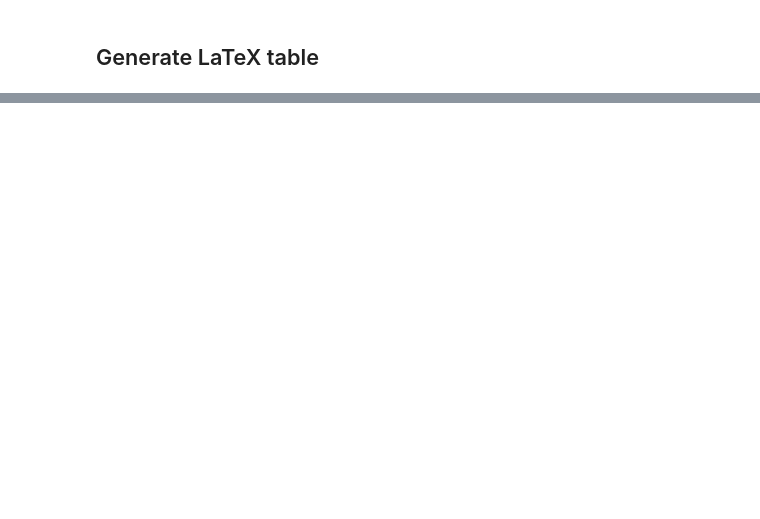
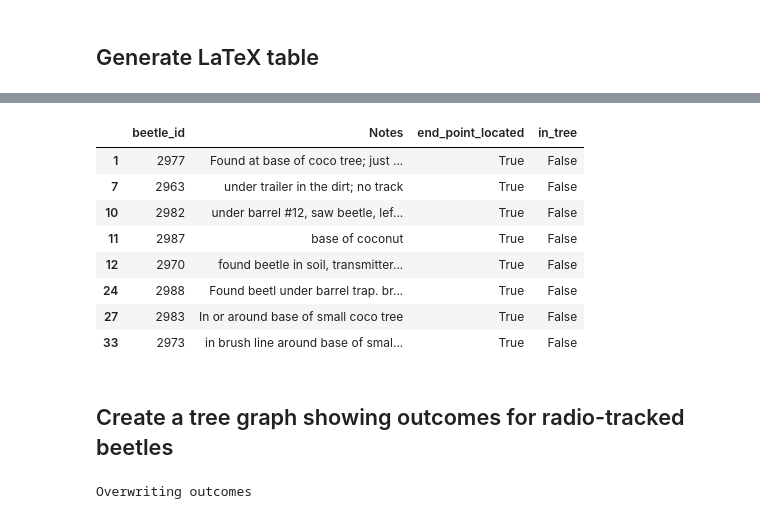
Before and after one commit to aubreymoore/detector_beetles, a Jupyter notebook: 4045191vqgrvx/detector_beetles.ipynb, the cells around one changed output, grey strips where cells are left out. Drawn from its saved outputs; the diff is of its cells as text; code cells hidden in the pictures; blank space fills up the shorter version.

```diff
--- a/4045191vqgrvx/detector_beetles.ipynb
+++ b/4045191vqgrvx/detector_beetles.ipynb
@@ -177,0 +239,33 @@ df_endpoints.to_latex('table.tex')
+# %%
+df_endpoints[df_endpoints.in_tree==False][['beetle_id','Notes','end_point_located','in_tree']]
+# %% [output]
+|  | beetle_id | Notes | end_point_located | in_tree |
+| 1 | 2977 | Found at base of coco tree; just ... | True | False |
+| 7 | 2963 | under trailer in the dirt; no track | True | False |
+| 10 | 2982 | under barrel #12, saw beetle, lef... | True | False |
+| 11 | 2987 | base of coconut | True | False |
+| 12 | 2970 | found beetle in soil, transmitter... | True | False |
+| 24 | 2988 | Found beetl under barrel trap. br... | True | False |
+| 27 | 2983 | In or around base of small coco tree | True | False |
+| 33 | 2973 | in brush line around base of smal... | True | False |
+# %% [markdown]
+## Create a tree graph showing outcomes for radio-tracked beetles
+# %%
+%%writefile outcomes
+# This dot file generates a png graph file using the command line:
+# dot -Tpng -O outcomes.dot
+
+digraph outcomes {
+"Total beetles released\n n = 34" -> "End point located\n n = 19";
+"Total beetles released\n n = 34" -> "Flew beyond detection\n range (>500m)\n n = 14";
+"Total beetles released\n n = 34" -> "Did not fly\n n = 1";
+"End point located\n n = 19" -> "In tree\n n = 11"
+"End point located\n n = 19" -> "On or below ground\n n = 8"
+"In tree\n n = 11" -> "In crown of\n coconut palm\n n = 10"
+"In tree\n n = 11" -> "In rotten\n breadfrut branch\n n = 1\n 1 breeding site"
+"On or below ground\n n = 8" -> "Near base of\n coconut palm\n n = 3"
+"On or below ground\n n = 8" -> "Elsewhere on\n or below\n ground\n n = 3"
+"On or below ground\n n = 8" -> "Under barrel\n supporting\n pheromone trap\n n = 2\n 1 breeding site"
+}
+# %% [output]
+Overwriting outcomes
```
Also changed, not shown: parts of 5 cells of this notebook, 11 other files.
